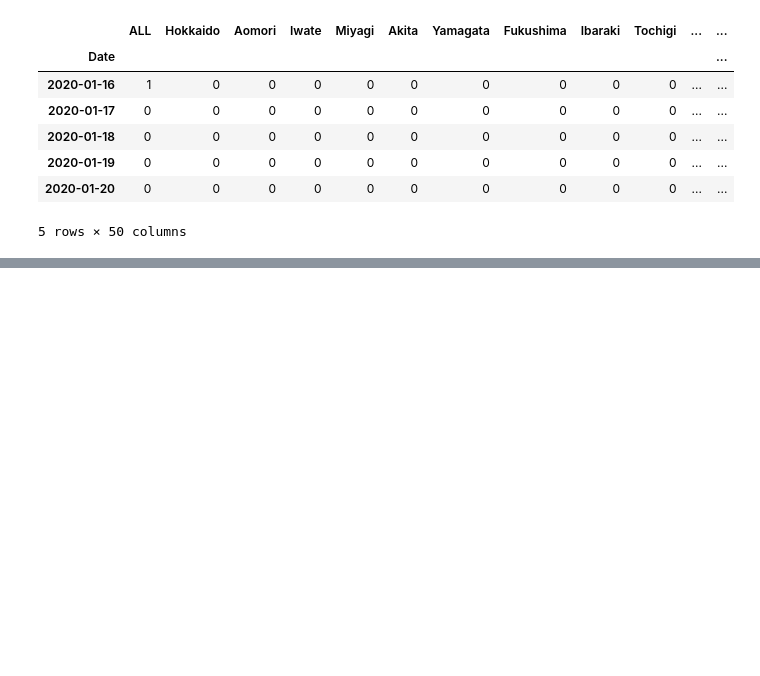
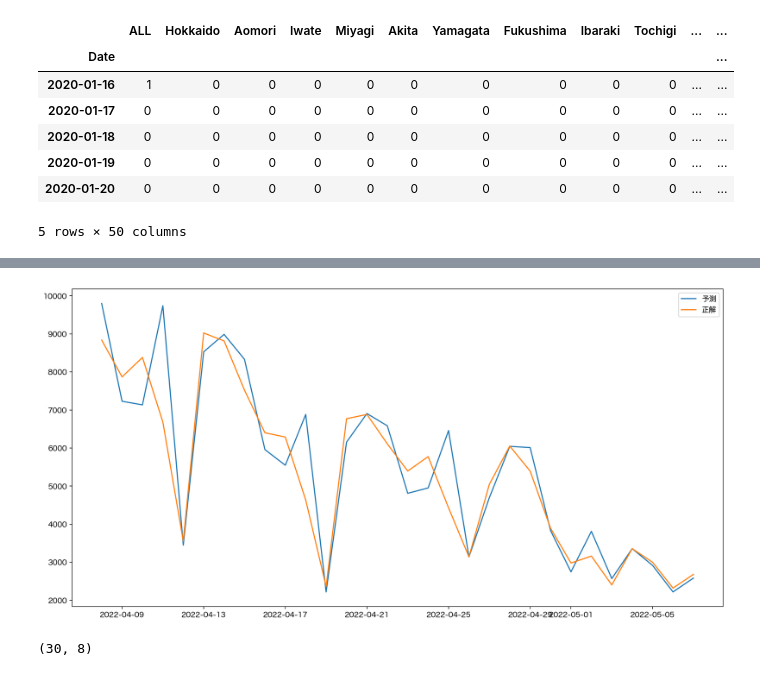
Before and after one commit to kosekitau/TimeSeries, a Jupyter notebook: notebook/virus_linear.ipynb, the cells around one changed output, grey strips where cells are left out. Drawn from its saved outputs; the diff is of its cells as text; code cells hidden in the pictures; blank space fills up the shorter version.

```diff
--- a/notebook/virus_linear.ipynb
+++ b/notebook/virus_linear.ipynb
@@ -178,0 +192,11 @@ array([[-0.26764201],
+# %%
+# テスト
+fig = plt.figure(figsize=(16, 8), dpi=180)
+ax = fig.add_subplot(111)
+x = df.index[train_end+(N+w-1):test_end]
+ax.plot(x, Yts_pred_inv_log_inv, label="予測")
+ax.plot(x, Yts_org, label="正解")
+ax.legend()
+plt.show()
+# %% [output]
+[figure, added]
@@ -178,0 +206,4 @@ array([[-0.26764201],
+# %%
+Xts_trs.shape
+# %% [output]
+(30, 8)
```
Also changed, not shown: parts of 12 cells of this notebook.
